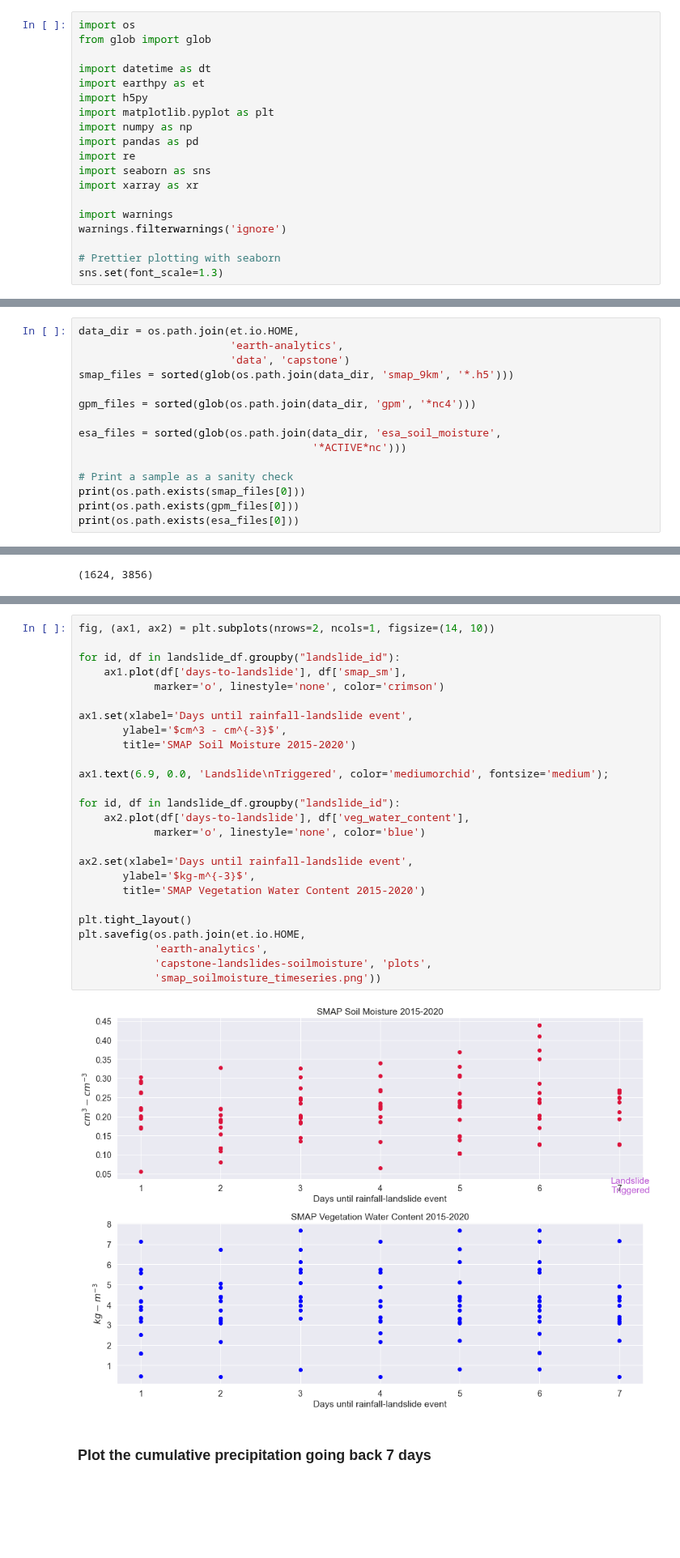
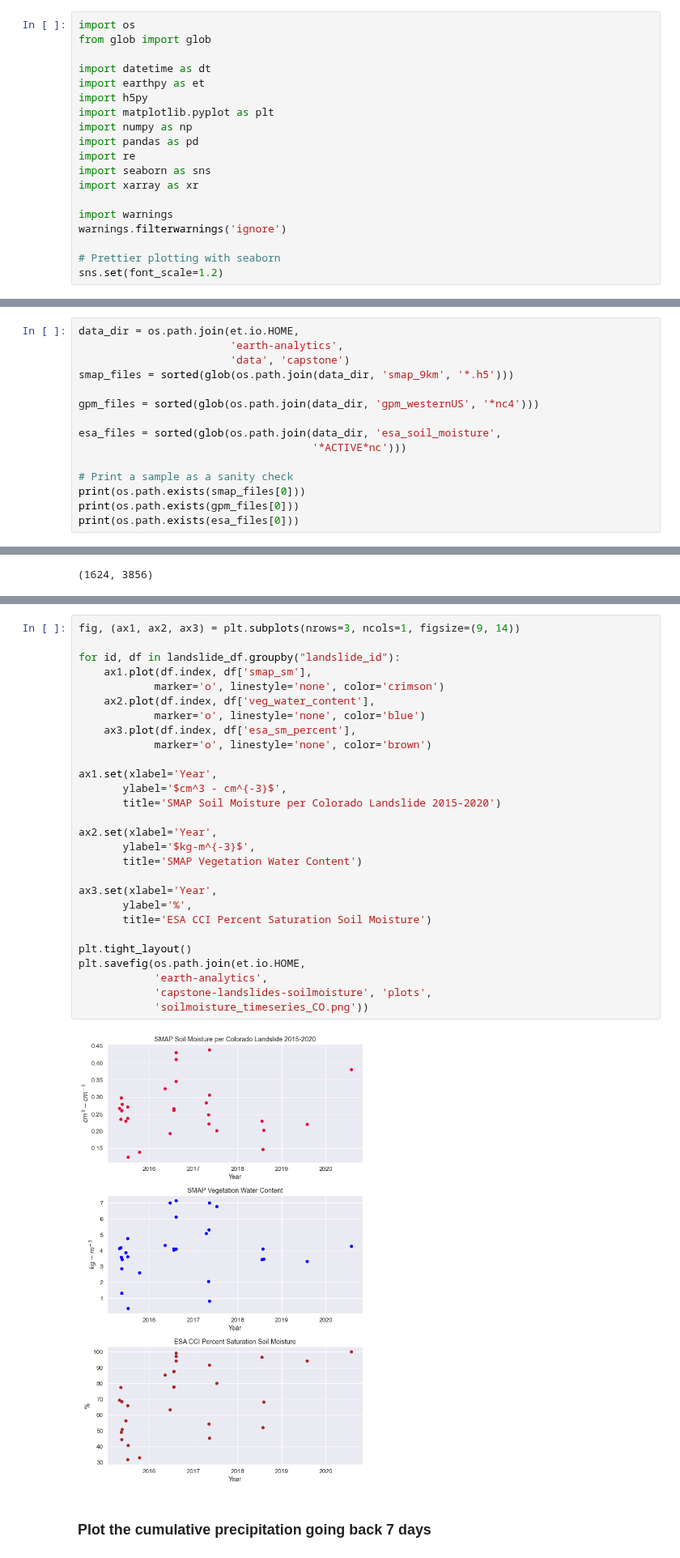
Before and after one commit to jacquiewitte/capstone-landslides-soilmoisture, a Jupyter notebook: landslide_precip_soilm.ipynb, the cells around one changed output, grey strips where cells are left out. Shown at 81% size. Drawn from its saved outputs; the diff is of its cells as text; blank space fills up the shorter version.

Commit message:
Improved the data capture

```diff
--- a/landslide_precip_soilm.ipynb
+++ b/landslide_precip_soilm.ipynb
@@ -20,7 +25,7 @@ import warnings
 warnings.filterwarnings('ignore')
 
 # Prettier plotting with seaborn
-sns.set(font_scale=1.3)
+sns.set(font_scale=1.2)
 # %%
 def read_smap(filepath, index):
     """
@@ -156,7 +171,7 @@ data_dir = os.path.join(et.io.HOME,
                         'data', 'capstone')
 smap_files = sorted(glob(os.path.join(data_dir, 'smap_9km', '*.h5')))
 
-gpm_files = sorted(glob(os.path.join(data_dir, 'gpm', '*nc4')))
+gpm_files = sorted(glob(os.path.join(data_dir, 'gpm_westernUS', '*nc4')))
 
 esa_files = sorted(glob(os.path.join(data_dir, 'esa_soil_moisture',
                                      '*ACTIVE*nc')))
@@ -323,31 +390,33 @@ landslide_df.head()
 # %%
-fig, (ax1, ax2) = plt.subplots(nrows=2, ncols=1, figsize=(14, 10))
+fig, (ax1, ax2, ax3) = plt.subplots(nrows=3, ncols=1, figsize=(9, 14))
 
 for id, df in landslide_df.groupby("landslide_id"):
-    ax1.plot(df['days-to-landslide'], df['smap_sm'],
+    ax1.plot(df.index, df['smap_sm'],
             marker='o', linestyle='none', color='crimson')
+    ax2.plot(df.index, df['veg_water_content'],
+            marker='o', linestyle='none', color='blue')
+    ax3.plot(df.index, df['esa_sm_percent'],
+            marker='o', linestyle='none', color='brown')
 
-ax1.set(xlabel='Days until rainfall-landslide event',
+ax1.set(xlabel='Year',
        ylabel='$cm^3 - cm^{-3}$',
-       title='SMAP Soil Moisture 2015-2020')
+       title='SMAP Soil Moisture per Colorado Landslide 2015-2020')
 
-ax1.text(6.9, 0.0, 'Landslide\nTriggered', color='mediumorchid', fontsize='medium');
+ax2.set(xlabel='Year',
+       ylabel='$kg-m^{-3}$',
+       title='SMAP Vegetation Water Content')
 
-for id, df in landslide_df.groupby("landslide_id"):
-    ax2.plot(df['days-to-landslide'], df['veg_water_content'],
-            marker='o', linestyle='none', color='blue')
-
-ax2.set(xlabel='Days until rainfall-landslide event',
-       ylabel='$kg-m^{-3}$',
-       title='SMAP Vegetation Water Content 2015-2020')
+ax3.set(xlabel='Year',
+       ylabel='%',
+       title='ESA CCI Percent Saturation Soil Moisture')
 
 plt.tight_layout()
 plt.savefig(os.path.join(et.io.HOME,
             'earth-analytics',
             'capstone-landslides-soilmoisture', 'plots',
-            'smap_soilmoisture_timeseries.png'))
+            'soilmoisture_timeseries_CO.png'))
 # %% [output]
-[figure, old version]
+[figure, new version]
 # %% [markdown]
 ### Plot the cumulative precipitation going back 7 days
 # %%
```
Also changed, not shown: parts of 19 cells of this notebook.
